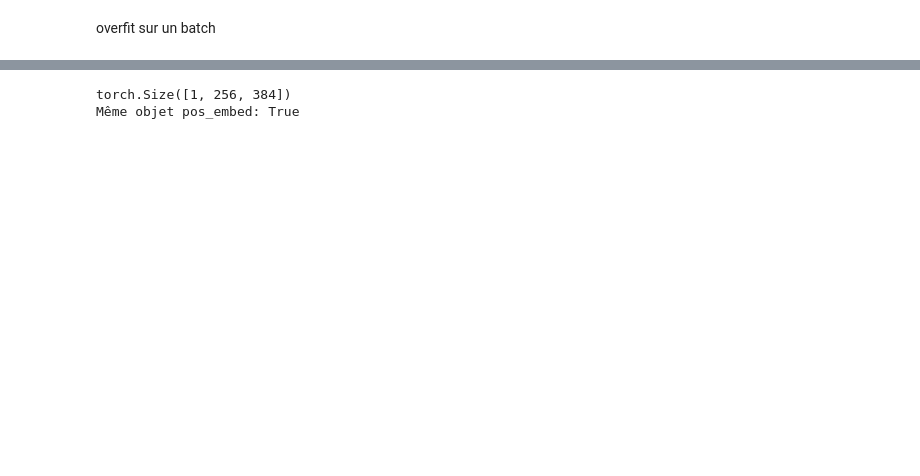
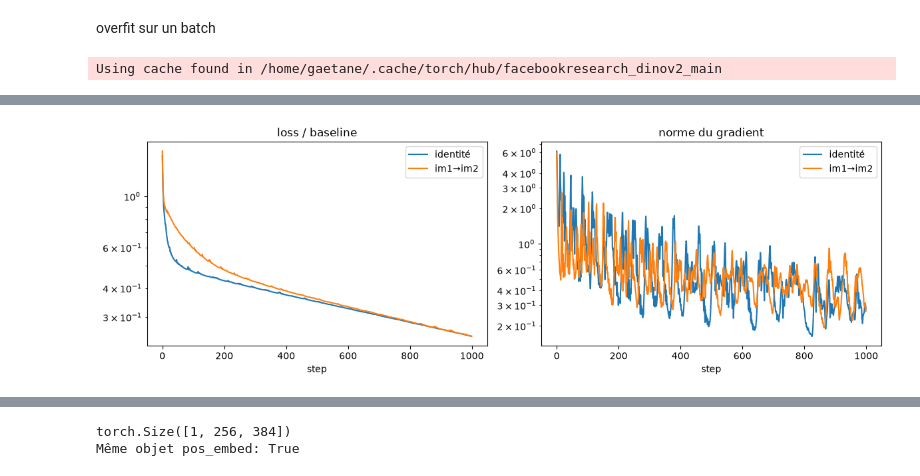
Before and after one commit to gvander1/pds-cd-eceo, a Jupyter notebook: src/test.ipynb, the cells around one changed output, grey strips where cells are left out. Cells and saved outputs as stored; diff of their text form; code cells hidden in the pictures; blank space fills up the shorter version.

```diff
--- a/src/test.ipynb
+++ b/src/test.ipynb
@@ -139,3 +147,82 @@ Tous les paramètres ont changé: True
 Nombre de paramètres inchangés: 0
 # %% [markdown]
 overfit sur un batch
+# %%
+import os
+os.environ.setdefault("BCD_DATA_FOLDER", "/data/gaetane")
+
+import torch
+import matplotlib.pyplot as plt
+from torch.utils.data import DataLoader
+
+from dataloader import HiUCD_Dataset
+from encoder import DinoV2Encoder, FeatureTransformer, ChangeDetectionModel
+
+ds_train = HiUCD_Dataset(cropsize=256, type="train", everything=True)
+
+# batch fixe de 4 images, le même pour tous les tests
+torch.manual_seed(0)
+loader = DataLoader(ds_train, batch_size=4, shuffle=True)
+im1_fixed, im2_fixed, *_ = next(iter(loader))
+
+# encodeur créé une seule fois (gelé, pas besoin de le recréer)
+encoder = DinoV2Encoder(model_name="dinov2_vits14", freeze=True, resize_to=224)
+
+
+def overfit(target_mode="identity", steps=1000, lr=3e-4):
+    torch.manual_seed(0)
+    transformer = FeatureTransformer(embed_dim=encoder.out_channels, n_heads=6, dropout=0.0)
+    model = ChangeDetectionModel(encoder, transformer)
+    model.transformer.train()
+
+    params = list(model.transformer.parameters())
+    optimizer = torch.optim.Adam(params, lr=lr)
+    loss_fn = torch.nn.MSELoss()
+
+    # vérif : pos_embed est bien dans l'optimizer
+    opt_ids = {id(p) for g in optimizer.param_groups for p in g["params"]}
+    print("pos_embed dans l'optimizer :", id(transformer.pos_embed) in opt_ids)
+
+    # cible fixe et baseline
+    with torch.no_grad():
+        x_in = encoder(im1_fixed)
+        y = x_in.clone() if target_mode == "identity" else encoder(im2_fixed)
+        baseline = ((y - y.mean(dim=(0, 2, 3), keepdim=True)) ** 2).mean().item()
+        y_std = y.permute(0, 2, 3, 1).reshape(-1, y.shape[1]).std(dim=1).mean().item()
+    print(f"[{target_mode}] baseline = {baseline:.4f} | std par token de la cible = {y_std:.3f}")
+
+    losses, gnorms = [], []
+    for step in range(steps):
+        optimizer.zero_grad()
+        x_hat = model.transformer(x_in)
+        loss = loss_fn(x_hat, y)
+        loss.backward()
+        gn = torch.nn.utils.clip_grad_norm_(params, float("inf")).item()
+        optimizer.step()
+        losses.append(loss.item())
+        gnorms.append(gn)
+        if step % 50 == 0 or step == steps - 1:
+            print(f"step {step:4d} | loss {loss.item():.6f} | loss/baseline {loss.item()/baseline:.4f} | grad norm {gn:.4f}")
+
+    with torch.no_grad():
+        x_hat = model.transformer(x_in)
+        x_std = x_hat.permute(0, 2, 3, 1).reshape(-1, x_hat.shape[1]).std(dim=1).mean().item()
+    print(f"std par token de x_hat à la fin = {x_std:.3f} (cible : {y_std:.3f})\n")
+    return losses, gnorms, baseline
+
+
+# 1) identité : doit converger vers ~0
+l_id, g_id, b_id = overfit("identity")
+
+# 2) im1 -> im2
+l_im2, g_im2, b_im2 = overfit("im2")
+
+fig, ax = plt.subplots(1, 2, figsize=(12, 4))
+for l, g, b, name in [(l_id, g_id, b_id, "identité"), (l_im2, g_im2, b_im2, "im1→im2")]:
+    ax[0].plot([v / b for v in l], label=name)
+    ax[1].plot(g, label=name)
+ax[0].set_yscale("log"); ax[0].set_title("loss / baseline"); ax[0].set_xlabel("step"); ax[0].legend()
+ax[1].set_yscale("log"); ax[1].set_title("norme du gradient"); ax[1].set_xlabel("step"); ax[1].legend()
+plt.tight_layout(); plt.show()
+# %% [output]
+Using cache found in /home/gaetane/.cache/torch/hub/facebookresearch_dinov2_main
@@ -141,0 +246 @@ overfit sur un batch
+[figure, added]
```
Also changed, not shown: parts of 10 cells of this notebook, 1 other file.
